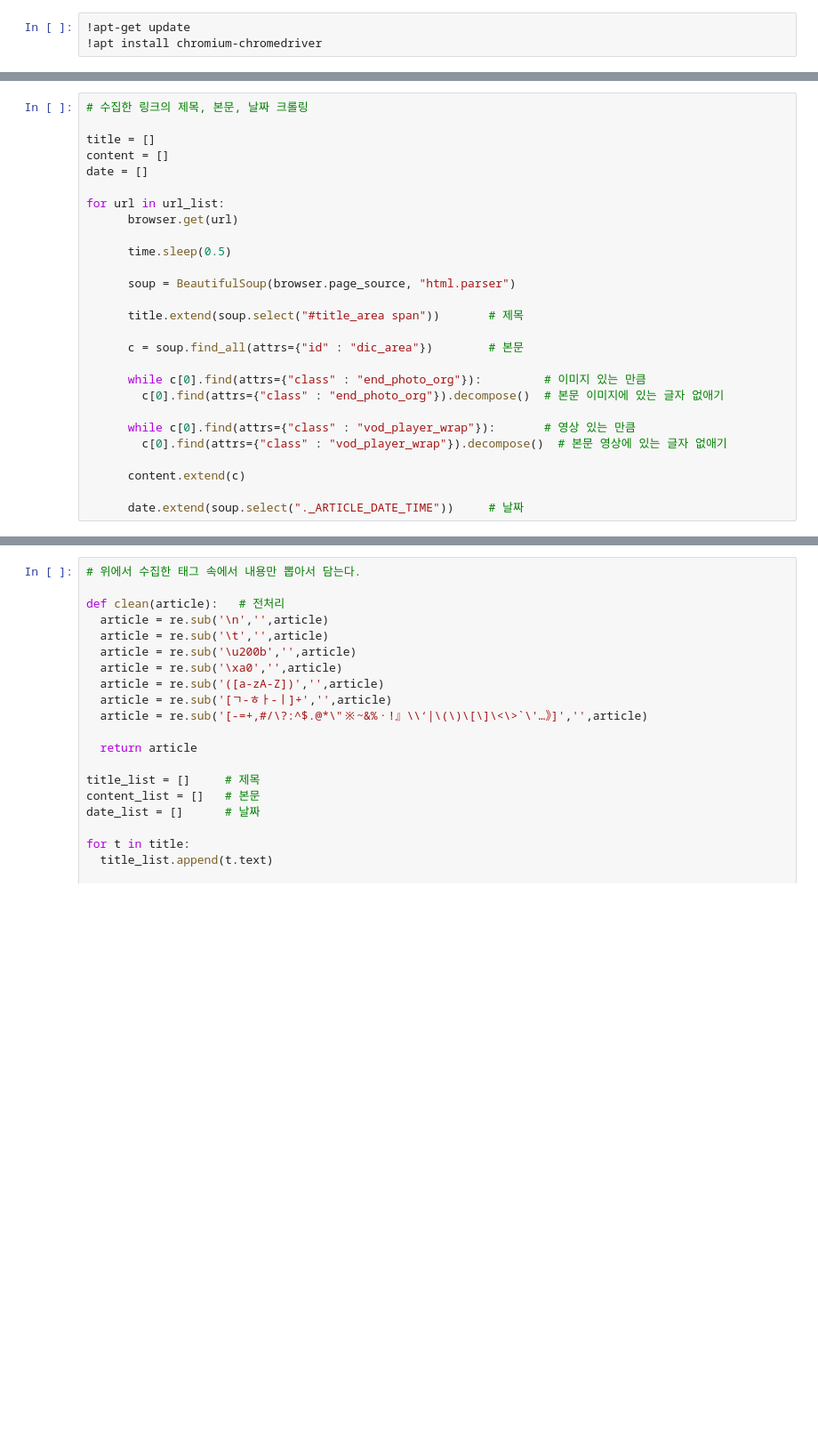
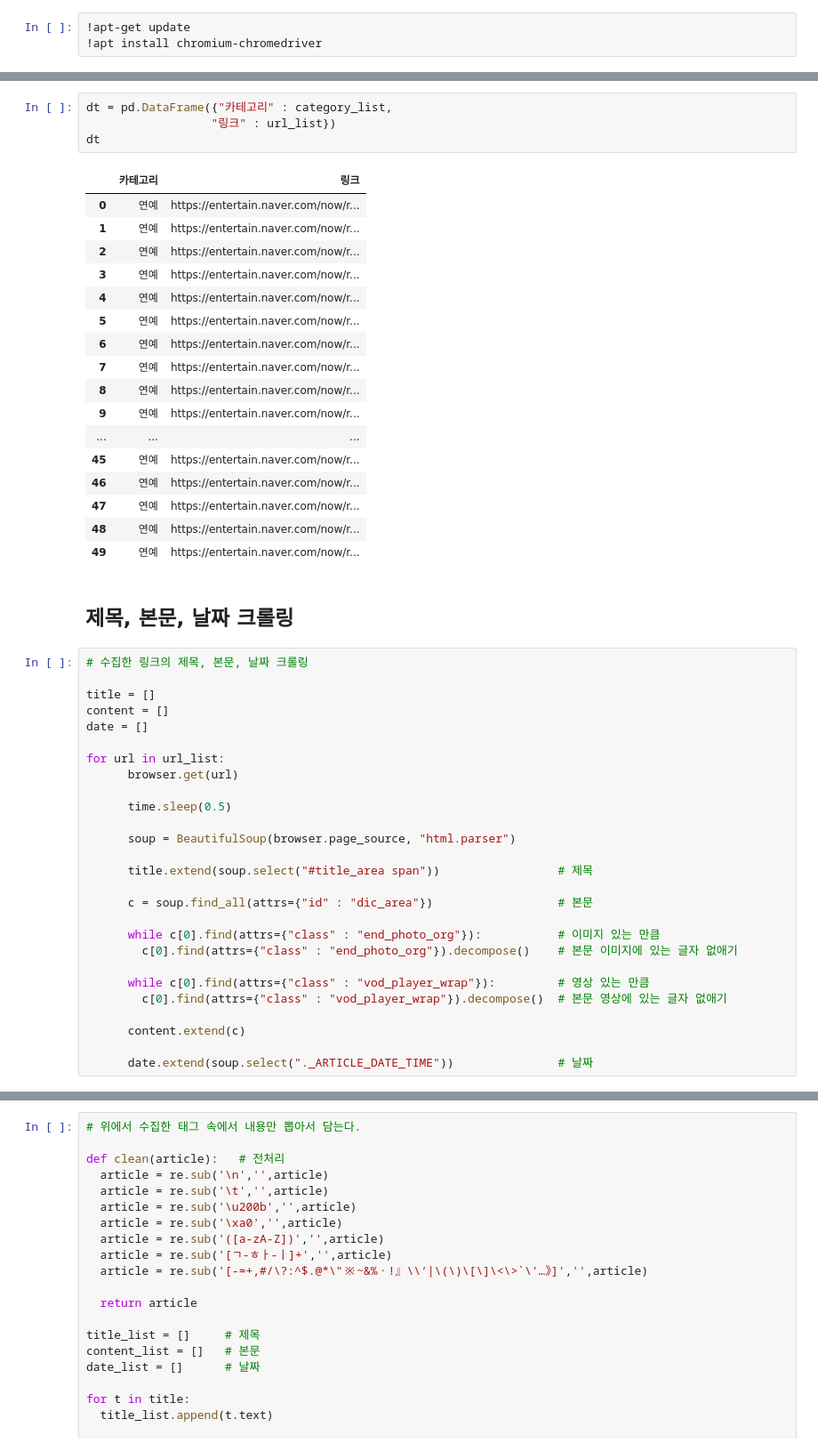
Before and after one commit to Yoon-juhan/naverNewsSummary, a Jupyter notebook: 뉴스_크롤링.ipynb, the cells around one changed output, grey strips where cells are left out. Shown: that part at 89% size. Cells and saved outputs as stored; diff of their text form; blank space fills up the shorter version.

```diff
--- a/뉴스_크롤링.ipynb
+++ b/뉴스_크롤링.ipynb
@@ -55,3 +128,27 @@ print(url_list)
+# %%
+dt = pd.DataFrame({"카테고리" : category_list,
+                  "링크" : url_list})
+dt
+# %% [output]
+|  | 카테고리 | 링크 |
+| 0 | 연예 | https://entertain.naver.com/now/r... |
+| 1 | 연예 | https://entertain.naver.com/now/r... |
+| 2 | 연예 | https://entertain.naver.com/now/r... |
+| 3 | 연예 | https://entertain.naver.com/now/r... |
+| 4 | 연예 | https://entertain.naver.com/now/r... |
+| 5 | 연예 | https://entertain.naver.com/now/r... |
+| 6 | 연예 | https://entertain.naver.com/now/r... |
+| 7 | 연예 | https://entertain.naver.com/now/r... |
+| 8 | 연예 | https://entertain.naver.com/now/r... |
+| 9 | 연예 | https://entertain.naver.com/now/r... |
+| ... | ... | ... |
+| 45 | 연예 | https://entertain.naver.com/now/r... |
+| 46 | 연예 | https://entertain.naver.com/now/r... |
+| 47 | 연예 | https://entertain.naver.com/now/r... |
+| 48 | 연예 | https://entertain.naver.com/now/r... |
+| 49 | 연예 | https://entertain.naver.com/now/r... |
+# %% [markdown]
+## 제목, 본문, 날짜 크롤링
 # %%
 # 수집한 링크의 제목, 본문, 날짜 크롤링
 
@@ -66,16 +163,16 @@ for url in url_list:
 
       soup = BeautifulSoup(browser.page_source, "html.parser")
 
-      title.extend(soup.select("#title_area span"))       # 제목
+      title.extend(soup.select("#title_area span"))                 # 제목
 
-      c = soup.find_all(attrs={"id" : "dic_area"})        # 본문
+      c = soup.find_all(attrs={"id" : "dic_area"})                  # 본문
 
-      while c[0].find(attrs={"class" : "end_photo_org"}):         # 이미지 있는 만큼
-        c[0].find(attrs={"class" : "end_photo_org"}).decompose()  # 본문 이미지에 있는 글자 없애기
+      while c[0].find(attrs={"class" : "end_photo_org"}):           # 이미지 있는 만큼
+        c[0].find(attrs={"class" : "end_photo_org"}).decompose()    # 본문 이미지에 있는 글자 없애기
 
-      while c[0].find(attrs={"class" : "vod_player_wrap"}):       # 영상 있는 만큼
+      while c[0].find(attrs={"class" : "vod_player_wrap"}):         # 영상 있는 만큼
         c[0].find(attrs={"class" : "vod_player_wrap"}).decompose()  # 본문 영상에 있는 글자 없애기
 
       content.extend(c)
 
-      date.extend(soup.select("._ARTICLE_DATE_TIME"))     # 날짜
+      date.extend(soup.select("._ARTICLE_DATE_TIME"))               # 날짜
```
Also changed, not shown: parts of 13 cells of this notebook.
